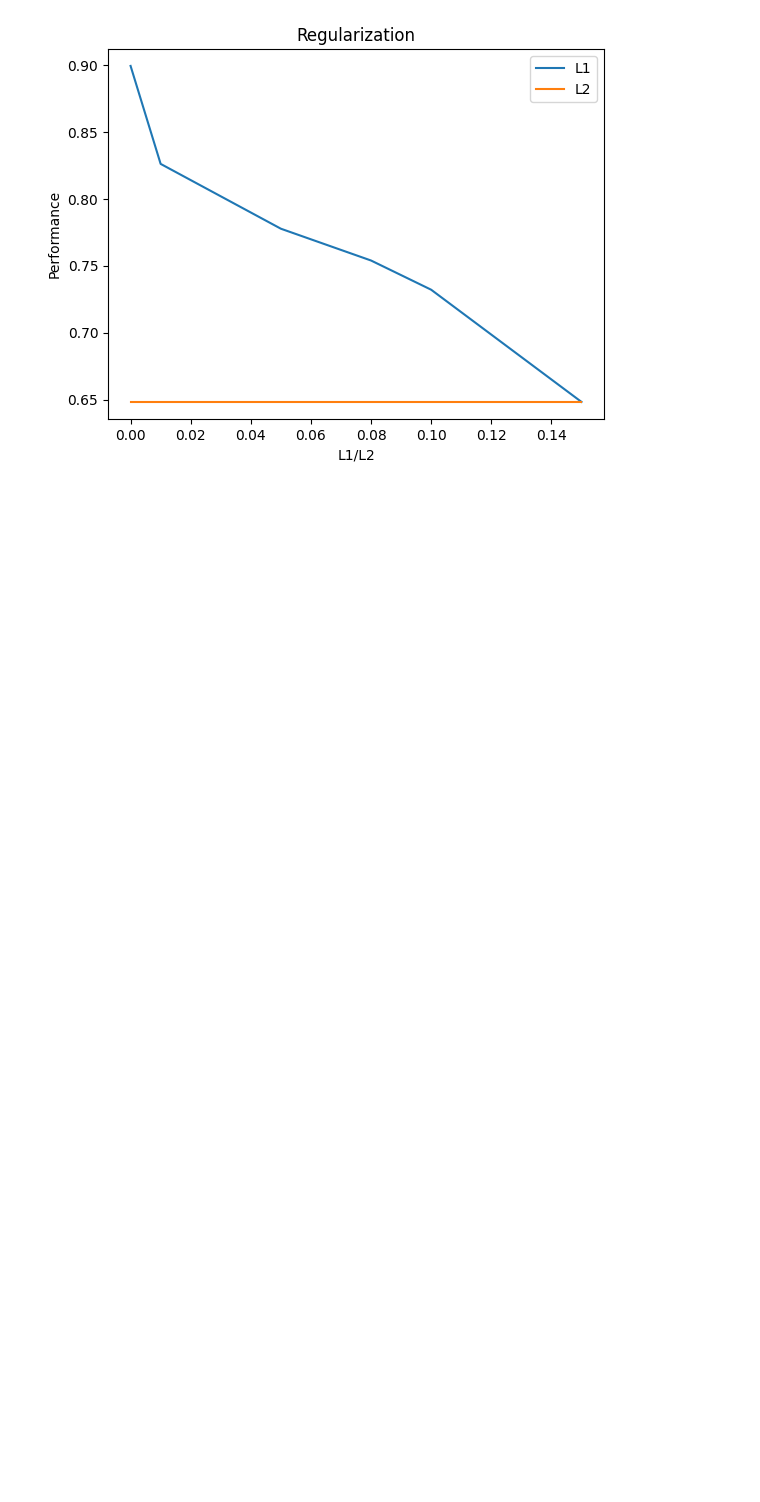
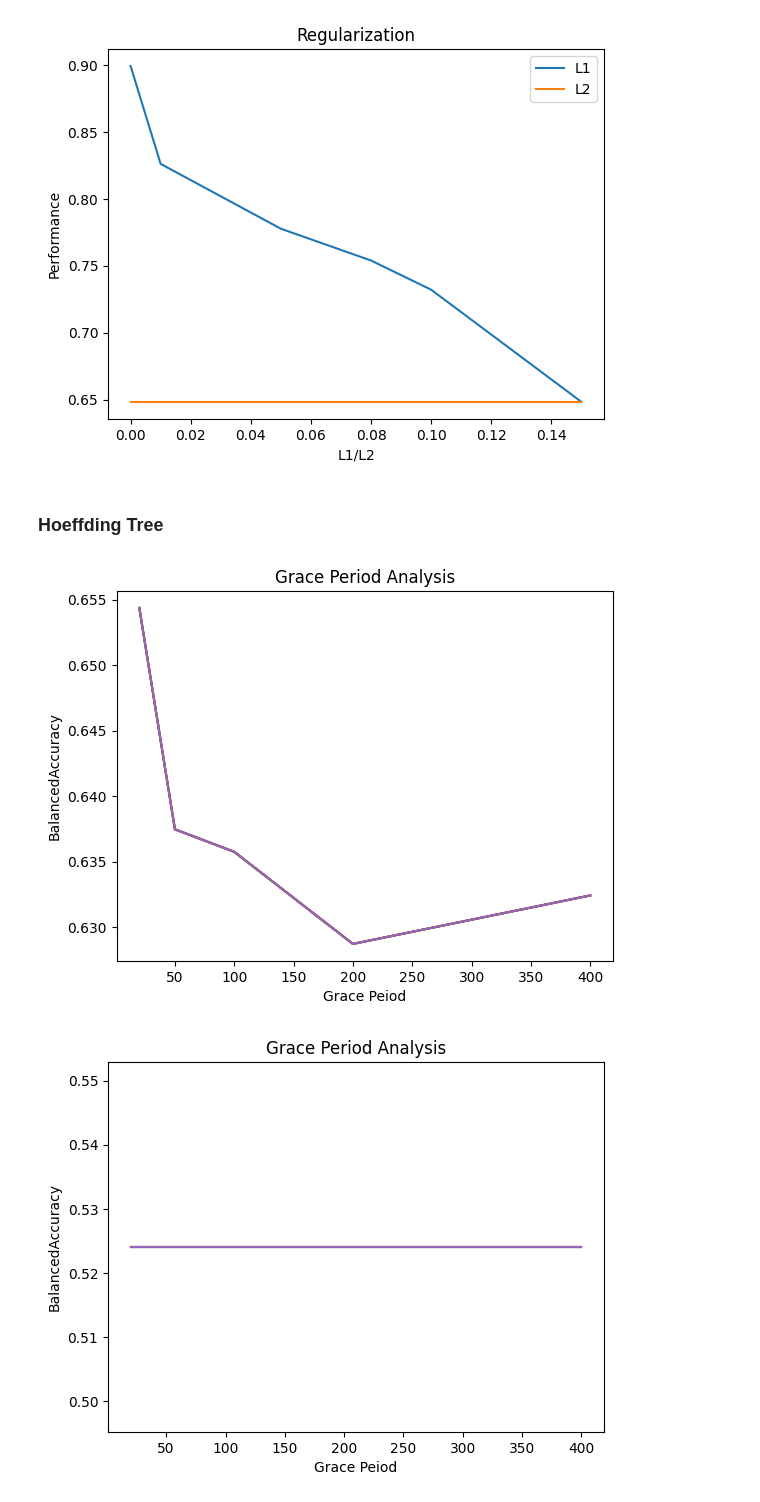
Before and after one commit to eegrigor/INFOMLDDE-Assignment, a Jupyter notebook: assignment.ipynb, the cells around one changed output. Drawn from its saved outputs; the diff is of its cells as text; code cells hidden in the pictures; blank space fills up the shorter version.

Commit message:
Tree Tuning

```diff
--- a/assignment.ipynb
+++ b/assignment.ipynb
@@ -200,3 +203,39 @@ for i in range(len(datasets)):
 [figure]
 [figure]
 [figure]
+# %% [markdown]
+### Hoeffding Tree
+# %%
+GRACE_PERIOD = [20, 50, 100, 200, 400]
+
+
+for dataset in datasets:
+    results = []
+    for grace in GRACE_PERIOD:
+
+        model1 = rcompose.Pipeline(('scale', rpreprocessing.StandardScaler()),
+                                    ('HTree', tree.HoeffdingTreeClassifier(grace_period=grace)))
+        model2 = rcompose.Pipeline(('scale', rpreprocessing.StandardScaler()),
+                            ('HTree', tree.HoeffdingTreeRegressor(grace_period=grace)))
+
+        if dataset == datasets[2]:
+            model = model2
+            metric = metrics.R2()
+        else:
+            model = model1
+            metric = metrics.BalancedAccuracy()
+
+        results.append(evaluate.progressive_val_score(dataset, model, metric).get())
+
+    fig, ax = plt.subplots()
+    for i in range(len(results)):
+        ax.plot(GRACE_PERIOD, results)
+
+    ax.set_xlabel("Grace Peiod")
+    ax.set_ylabel(type(metric).__name__)
+    ax.set_title("Grace Period Analysis")
+
+    plt.show()
+# %% [output]
+[figure, added]
+[figure, added]
```
Also changed, not shown: parts of 8 cells of this notebook.
